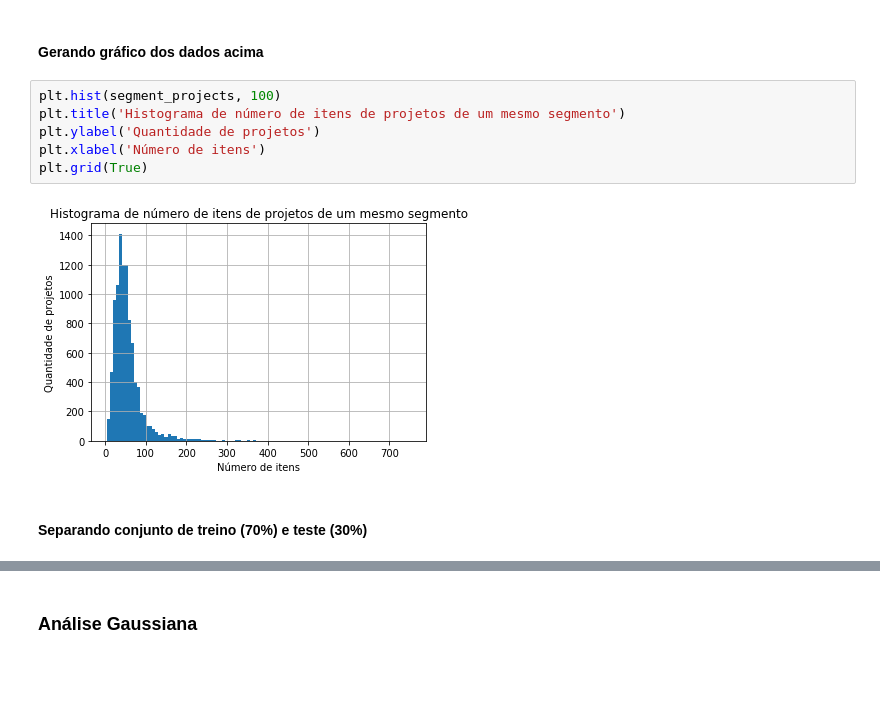
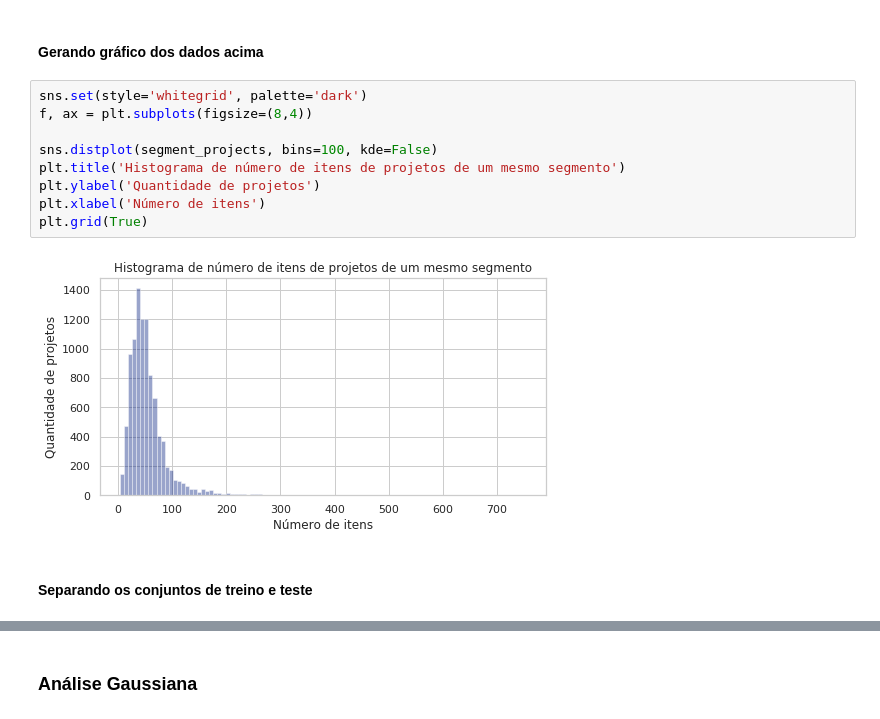
Before and after one commit to lappis-unb/salic-ml, a Jupyter notebook: notebooks/doing/analysis_of_number_of_items.ipynb, the cells around one changed output, grey strips where cells are left out. Drawn from its saved outputs; the diff is of its cells as text; blank space fills up the shorter version.

```diff
--- a/notebooks/doing/analysis_of_number_of_items.ipynb
+++ b/notebooks/doing/analysis_of_number_of_items.ipynb
@@ -58,15 +59,18 @@ segment_projects = num_items.loc[segment]['NumItems']
 # %% [markdown]
 #### Gerando gráfico dos dados acima
 # %%
-plt.hist(segment_projects, 100)
+sns.set(style='whitegrid', palette='dark')
+f, ax = plt.subplots(figsize=(8,4))
+
+sns.distplot(segment_projects, bins=100, kde=False)
 plt.title('Histograma de número de itens de projetos de um mesmo segmento')
 plt.ylabel('Quantidade de projetos')
 plt.xlabel('Número de itens')
 plt.grid(True)
 # %% [output]
-[figure, old version]
+[figure, new version]
 # %% [markdown]
-#### Separando conjunto de treino (70%) e teste (30%)
+#### Separando os conjuntos de treino e teste
 # %%
 from sklearn.model_selection import train_test_split
 projects_train, projects_test = train_test_split(segment_projects, test_size=0.3)
```
Also changed, not shown: parts of 11 cells of this notebook.
